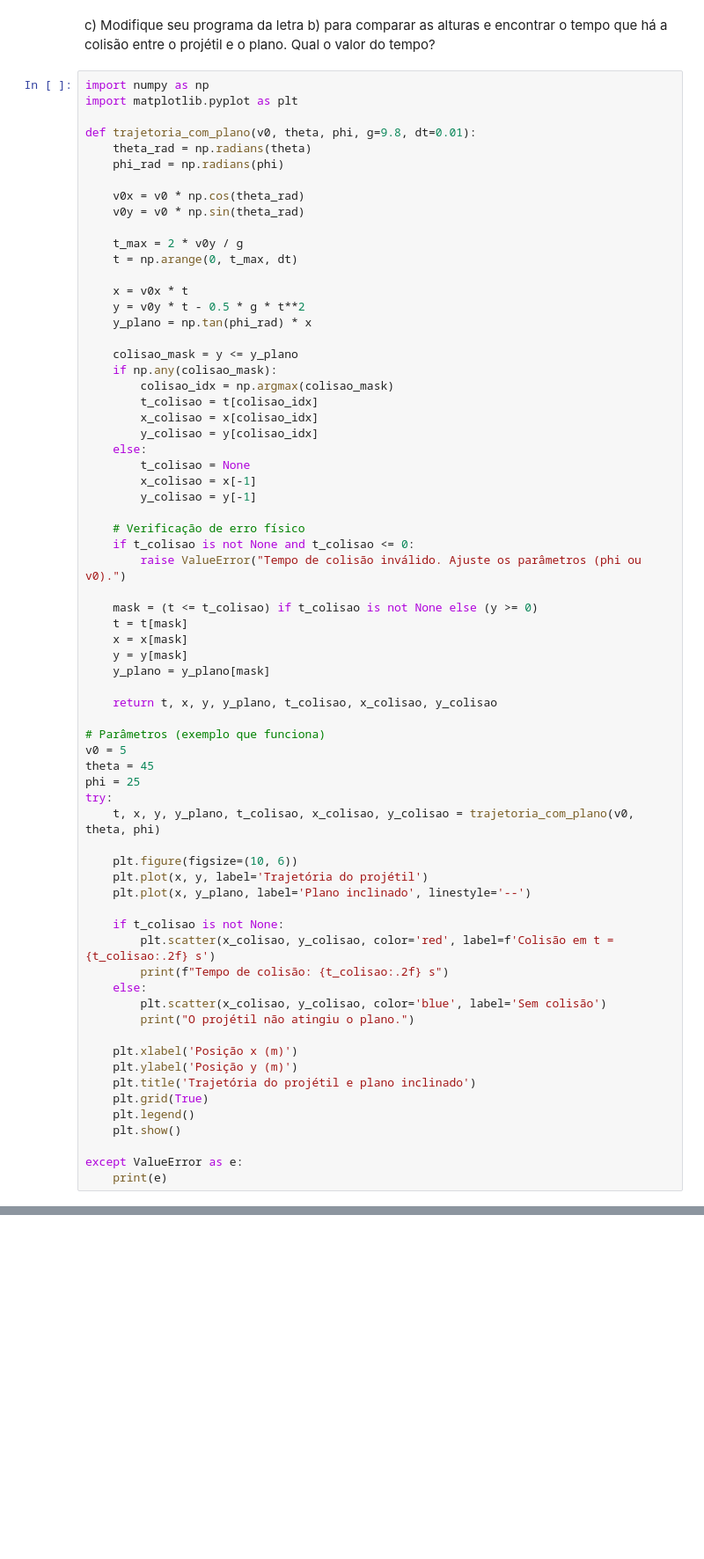
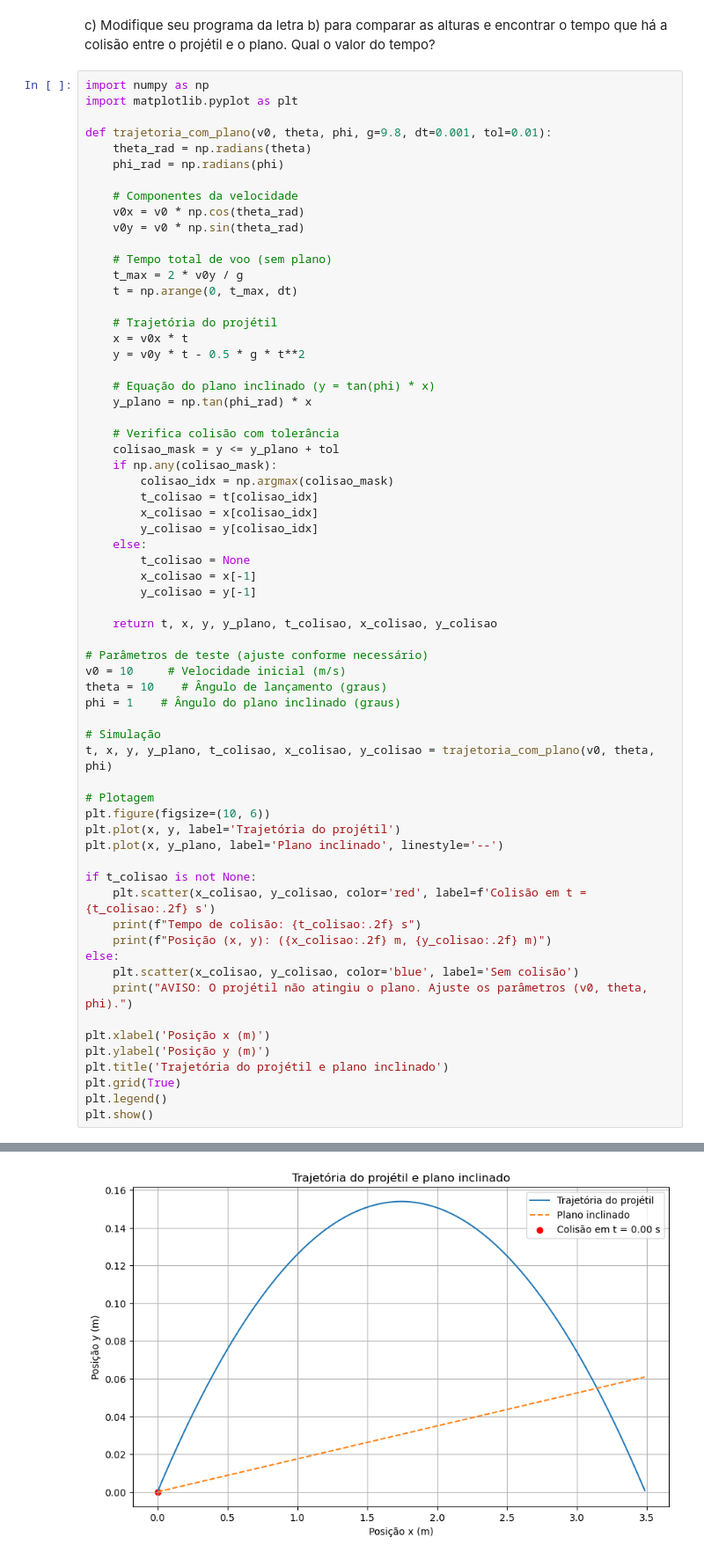
Before and after one commit to matheus-cmramos/AV2, a Jupyter notebook: av2.ipynb, the cells around one changed output, grey strips where cells are left out. Shown: that part at 88% size. Cells and saved outputs as stored; diff of their text form; blank space fills up the shorter version.

```diff
--- a/av2.ipynb
+++ b/av2.ipynb
@@ -135,21 +135,27 @@ c) Modifique seu programa da letra b) para comparar as alturas e encontrar o tem
 import numpy as np
 import matplotlib.pyplot as plt
 
-def trajetoria_com_plano(v0, theta, phi, g=9.8, dt=0.01):
+def trajetoria_com_plano(v0, theta, phi, g=9.8, dt=0.001, tol=0.01):
     theta_rad = np.radians(theta)
     phi_rad = np.radians(phi)
 
+    # Componentes da velocidade
     v0x = v0 * np.cos(theta_rad)
     v0y = v0 * np.sin(theta_rad)
 
+    # Tempo total de voo (sem plano)
     t_max = 2 * v0y / g
     t = np.arange(0, t_max, dt)
 
+    # Trajetória do projétil
     x = v0x * t
     y = v0y * t - 0.5 * g * t**2
+
+    # Equação do plano inclinado (y = tan(phi) * x)
     y_plano = np.tan(phi_rad) * x
 
-    colisao_mask = y <= y_plano
+    # Verifica colisão com tolerância
+    colisao_mask = y <= y_plano + tol
     if np.any(colisao_mask):
         colisao_idx = np.argmax(colisao_mask)
         t_colisao = t[colisao_idx]
@@ -160,43 +166,33 @@ def trajetoria_com_plano(v0, theta, phi, g=9.8, dt=0.01):
         x_colisao = x[-1]
         y_colisao = y[-1]
 
-    # Verificação de erro físico
-    if t_colisao is not None and t_colisao <= 0:
-        raise ValueError("Tempo de colisão inválido. Ajuste os parâmetros (phi ou v0).")
-
-    mask = (t <= t_colisao) if t_colisao is not None else (y >= 0)
-    t = t[mask]
-    x = x[mask]
-    y = y[mask]
-    y_plano = y_plano[mask]
-
     return t, x, y, y_plano, t_colisao, x_colisao, y_colisao
 
-# Parâmetros (exemplo que funciona)
-v0 = 5
-theta = 45
-phi = 25
-try:
-    t, x, y, y_plano, t_colisao, x_colisao, y_colisao = trajetoria_com_plano(v0, theta, phi)
+# Parâmetros de teste (ajuste conforme necessário)
+v0 = 10     # Velocidade inicial (m/s)
+theta = 10    # Ângulo de lançamento (graus)
+phi = 1    # Ângulo do plano inclinado (graus)
 
-    plt.figure(figsize=(10, 6))
-    plt.plot(x, y, label='Trajetória do projétil')
-    plt.plot(x, y_plano, label='Plano inclinado', linestyle='--')
+# Simulação
+t, x, y, y_plano, t_colisao, x_colisao, y_colisao = trajetoria_com_plano(v0, theta, phi)
 
-    if t_colisao is not None:
-        plt.scatter(x_colisao, y_colisao, color='red', label=f'Colisão em t = {t_colisao:.2f} s')
-        print(f"Tempo de colisão: {t_colisao:.2f} s")
-    else:
-        plt.scatter(x_colisao, y_colisao, color='blue', label='Sem colisão')
-        print("O projétil não atingiu o plano.")
+# Plotagem
+plt.figure(figsize=(10, 6))
+plt.plot(x, y, label='Trajetória do projétil')
+plt.plot(x, y_plano, label='Plano inclinado', linestyle='--')
 
-    plt.xlabel('Posição x (m)')
-    plt.ylabel('Posição y (m)')
-    plt.title('Trajetória do projétil e plano inclinado')
-    plt.grid(True)
-    plt.legend()
-    plt.show()
+if t_colisao is not None:
+    plt.scatter(x_colisao, y_colisao, color='red', label=f'Colisão em t = {t_colisao:.2f} s')
+    print(f"Tempo de colisão: {t_colisao:.2f} s")
+    print(f"Posição (x, y): ({x_colisao:.2f} m, {y_colisao:.2f} m)")
+else:
+    plt.scatter(x_colisao, y_colisao, color='blue', label='Sem colisão')
+    print("AVISO: O projétil não atingiu o plano. Ajuste os parâmetros (v0, theta, phi).")
 
-except ValueError as e:
-    print(e)
+plt.xlabel('Posição x (m)')
+plt.ylabel('Posição y (m)')
+plt.title('Trajetória do projétil e plano inclinado')
+plt.grid(True)
+plt.legend()
+plt.show()
 # %% [output]
@@ -203,0 +201 @@ Tempo de colisão inválido. Ajuste os parâmetros (phi ou v0).
+[figure, added]
```
Also changed, not shown: parts of 11 cells of this notebook, 3 other files.
